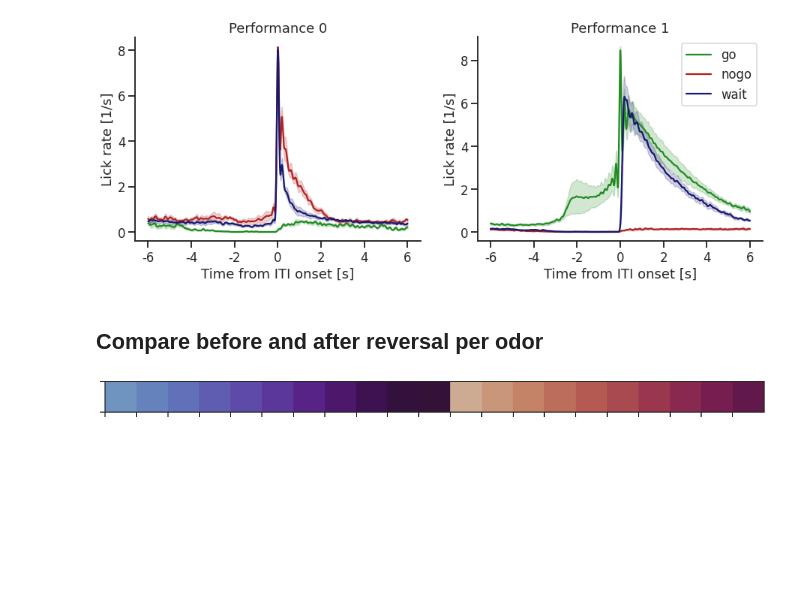
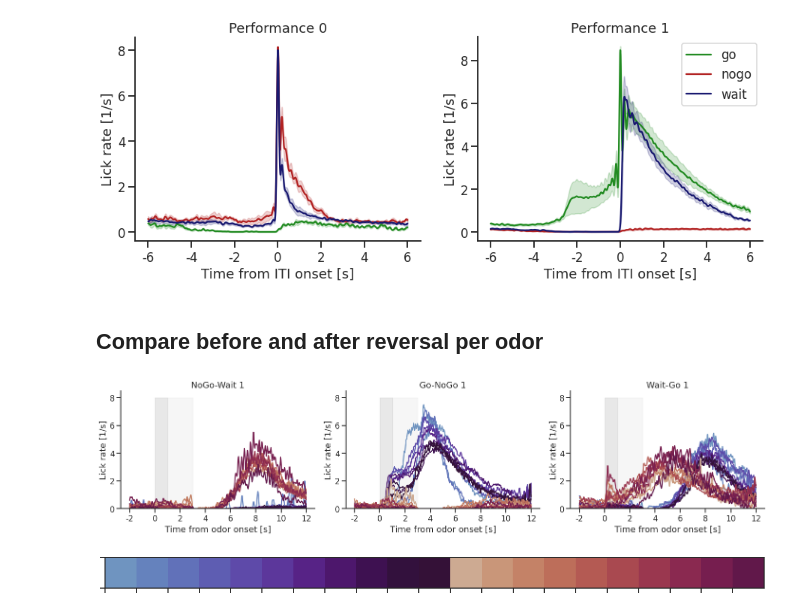
Before and after one commit to juhuntenburg/instrumental_conditioning, a Jupyter notebook: 03_Lick_data.ipynb, the cells around one changed output. Cells and saved outputs as stored; diff of their text form; code cells hidden in the pictures; blank space fills up the shorter version.

```diff
--- a/03_Lick_data.ipynb
+++ b/03_Lick_data.ipynb
@@ -261,4 +259,46 @@ pal = sns.color_palette('twilight',30)[5:16]
 pal_b = sns.color_palette('twilight_shifted',30)[-12:-2]
 for i in pal_b:
     pal.append(i)
+# %%
+fig, ax = plt.subplots(1,3, figsize=(20,5))
+odors = [1,2,3]
+odor_labels = ['NoGo-Wait', 'Go-NoGo', 'Wait-Go']
+days = range(-11,10)
+mice = ['SHA', 'TAY', 'UUU', 'VVV', 'WEY', 'YOU']
+performances = [1]#[0,1]
+
+
+df = pd.read_csv(data_dir+"all_mice.csv", usecols=['dataset', 'day', 'odor', 'performance'])
+licks_all = np.load(data_dir+"odor_aligned/all_licks_smooth_50.npy")
+
+for o in range(len(odors)):
+    for p in performances:
+        for d in range(len(days)):
+
+            L = np.zeros((licks_all.shape[0], len(mice)))
+            for m in range(len(mice)):
+                idcs = df[(df['odor']==odors[o]) &
+                      (df['performance']==p) &
+                      (df['day']==days[d]) &
+                      (df['dataset'].str.contains(mice[m]))].index
+                L[:,m] = np.nanmean(licks_all[:,idcs], axis=1)
+
+            x = np.arange(-2000, 12000)
+            y = np.nanmean(L[3000:17000], axis=1)
+            ax[o].plot(x, y, color=pal[d], label=days[d])
+
+        ax[o].fill_between(np.arange(0,1000), np.zeros(1000), np.ones(1000)*0.008, color='lightgrey', alpha=0.5)
+        ax[o].fill_between(np.arange(1000,3000), np.zeros(2000), np.ones(2000)*0.008, color='lightgrey', alpha=0.2)
+        ax[o].set_xticks([-2000, 0, 2000, 4000,6000,8000,10000,12000])
+        ax[o].set_xticklabels([-2,0,2,4,6,8,10,12])
+        ax[o].set_xlabel('Time from odor onset [s]')
+        ax[o].set_yticks([0, 0.002, 0.004, 0.006, 0.008])
+        ax[o].set_yticklabels([0,2,4,6,8])
+        ax[o].set_ylim([0,0.0085])
+        ax[o].set_ylabel('Lick rate [1/s]')
+        ax[o].set_title('{} {}'.format(odor_labels[o], p))
+        sns.despine()
+        plt.tight_layout()
+# %% [output]
+[figure, added]
 # %%
```
Also changed, not shown: parts of 9 cells of this notebook, 3 other files.
